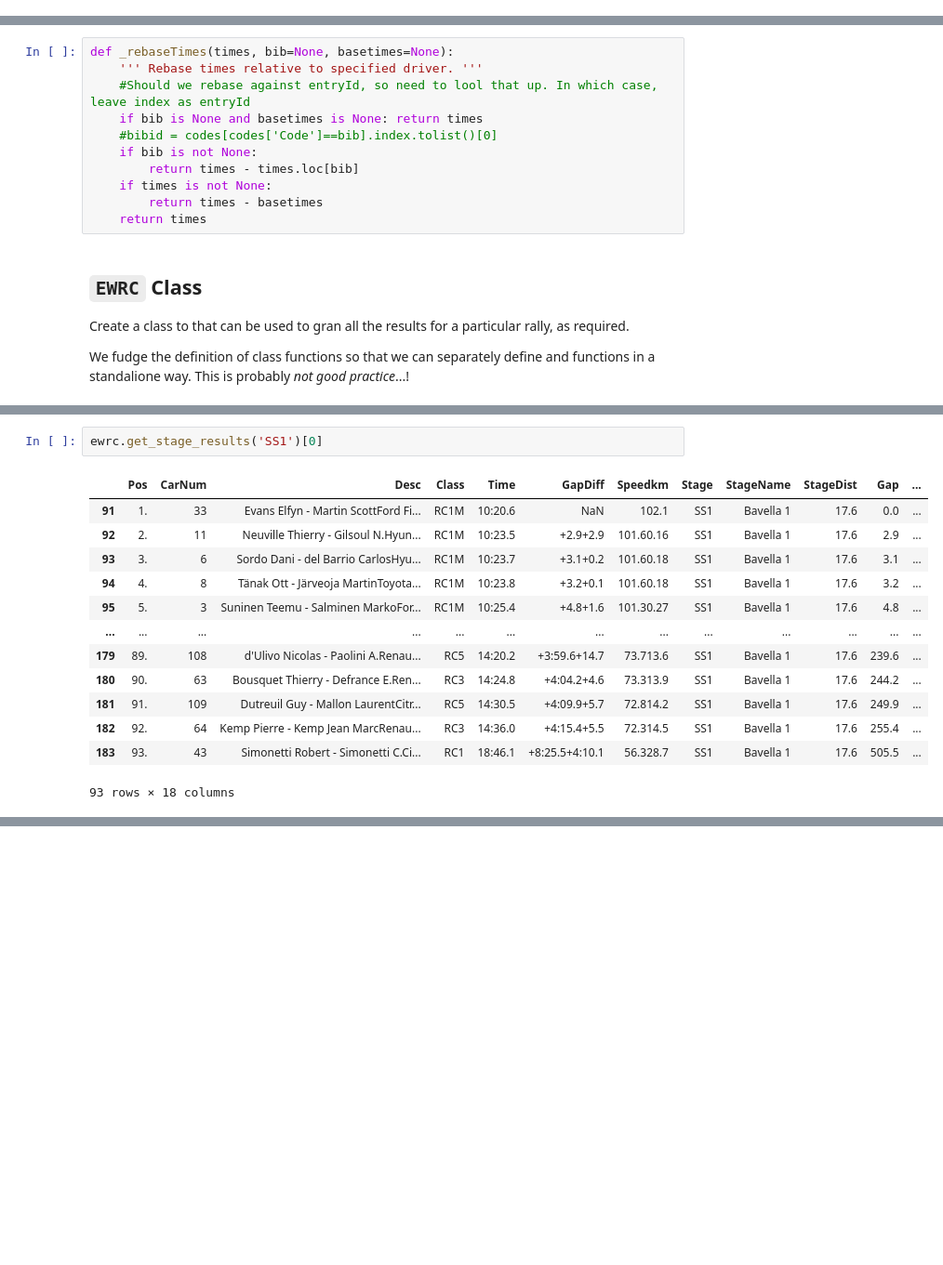
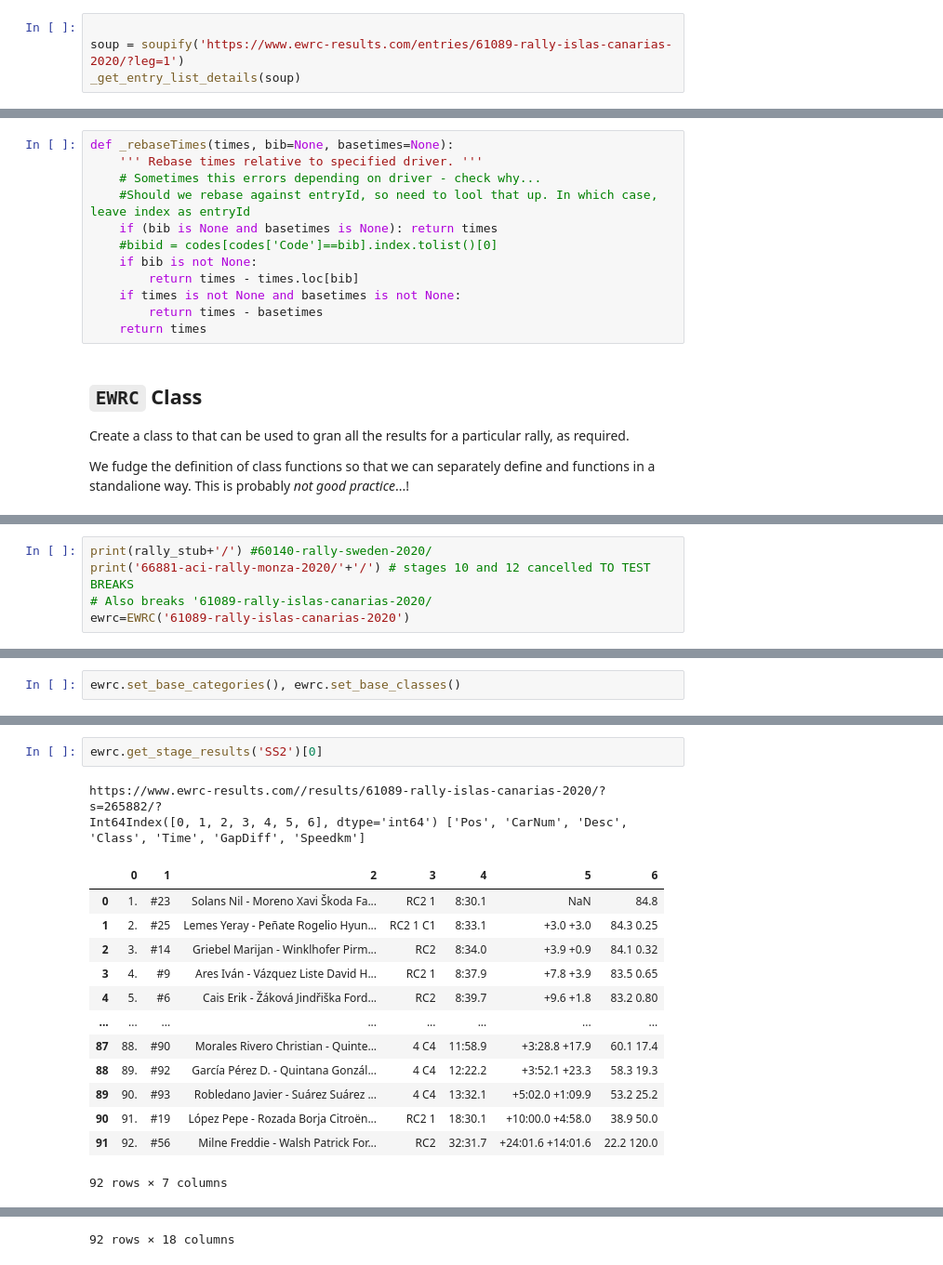
Before and after one commit to psychemedia/WRC_sketches, a Jupyter notebook: doodles/ewrc_api.ipynb, the cells around one changed output, grey strips where cells are left out. Shown at 93% size. Drawn from its saved outputs; the diff is of its cells as text; blank space fills up the shorter version.

```diff
--- a/doodles/ewrc_api.ipynb
+++ b/doodles/ewrc_api.ipynb
@@ -725,0 +942,4 @@ get_entry_list(stub)
+# %%
+
+soup = soupify('https://www.ewrc-results.com/entries/61089-rally-islas-canarias-2020/?leg=1')
+_get_entry_list_details(soup)
@@ -730,12 +1034,13 @@ Utils for rebasing
 # %%
 def _rebaseTimes(times, bib=None, basetimes=None):
     ''' Rebase times relative to specified driver. '''
+    # Sometimes this errors depending on driver - check why...
     #Should we rebase against entryId, so need to lool that up. In which case, leave index as entryId
-    if bib is None and basetimes is None: return times
+    if (bib is None and basetimes is None): return times
     #bibid = codes[codes['Code']==bib].index.tolist()[0]
     if bib is not None:
         return times - times.loc[bib]
-    if times is not None:
+    if times is not None and basetimes is not None:
         return times - basetimes
     return times
 # %% [markdown]
@@ -924,0 +1332,5 @@ ewrc=EWRC(rally_stub)
+# %%
+print(rally_stub+'/') #60140-rally-sweden-2020/
+print('66881-aci-rally-monza-2020/'+'/') # stages 10 and 12 cancelled TO TEST BREAKS
+# Also breaks '61089-rally-islas-canarias-2020/
+ewrc=EWRC('61089-rally-islas-canarias-2020')
@@ -924,0 +1341,2 @@ ewrc=EWRC(rally_stub)
+# %%
+ewrc.set_base_categories(), ewrc.set_base_classes()
@@ -938,16 +1517,18 @@ ewrc.get_stage_results()
 # %%
-ewrc.get_stage_results('SS1')[0]
+ewrc.get_stage_results('SS2')[0]
 # %% [output]
+https://www.ewrc-results.com//results/61089-rally-islas-canarias-2020/?s=265882/?
+Int64Index([0, 1, 2, 3, 4, 5, 6], dtype='int64') ['Pos', 'CarNum', 'Desc', 'Class', 'Time', 'GapDiff', 'Speedkm']
-|  | Pos | CarNum | Desc | Class | Time | GapDiff | Speedkm | Stage | StageName | StageDist | Gap | ... |
-| 91 | 1. | 33 | Evans Elfyn - Martin ScottFord Fi... | RC1M | 10:20.6 | NaN | 102.1 | SS1 | Bavella 1 | 17.6 | 0.0 | ... |
-| 92 | 2. | 11 | Neuville Thierry - Gilsoul N.Hyun... | RC1M | 10:23.5 | +2.9+2.9 | 101.60.16 | SS1 | Bavella 1 | 17.6 | 2.9 | ... |
-| 93 | 3. | 6 | Sordo Dani - del Barrio CarlosHyu... | RC1M | 10:23.7 | +3.1+0.2 | 101.60.18 | SS1 | Bavella 1 | 17.6 | 3.1 | ... |
-| 94 | 4. | 8 | Tänak Ott - Järveoja MartinToyota... | RC1M | 10:23.8 | +3.2+0.1 | 101.60.18 | SS1 | Bavella 1 | 17.6 | 3.2 | ... |
-| 95 | 5. | 3 | Suninen Teemu - Salminen MarkoFor... | RC1M | 10:25.4 | +4.8+1.6 | 101.30.27 | SS1 | Bavella 1 | 17.6 | 4.8 | ... |
-| ... | ... | ... | ... | ... | ... | ... | ... | ... | ... | ... | ... | ... |
-| 179 | 89. | 108 | d'Ulivo Nicolas - Paolini A.Renau... | RC5 | 14:20.2 | +3:59.6+14.7 | 73.713.6 | SS1 | Bavella 1 | 17.6 | 239.6 | ... |
-| 180 | 90. | 63 | Bousquet Thierry - Defrance E.Ren... | RC3 | 14:24.8 | +4:04.2+4.6 | 73.313.9 | SS1 | Bavella 1 | 17.6 | 244.2 | ... |
-| 181 | 91. | 109 | Dutreuil Guy - Mallon LaurentCitr... | RC5 | 14:30.5 | +4:09.9+5.7 | 72.814.2 | SS1 | Bavella 1 | 17.6 | 249.9 | ... |
-| 182 | 92. | 64 | Kemp Pierre - Kemp Jean MarcRenau... | RC3 | 14:36.0 | +4:15.4+5.5 | 72.314.5 | SS1 | Bavella 1 | 17.6 | 255.4 | ... |
-| 183 | 93. | 43 | Simonetti Robert - Simonetti C.Ci... | RC1 | 18:46.1 | +8:25.5+4:10.1 | 56.328.7 | SS1 | Bavella 1 | 17.6 | 505.5 | ... |
+|  | 0 | 1 | 2 | 3 | 4 | 5 | 6 |
+| 0 | 1. | #23 | Solans Nil - Moreno Xavi Škoda Fa... | RC2 1 | 8:30.1 | NaN | 84.8 |
+| 1 | 2. | #25 | Lemes Yeray - Peñate Rogelio Hyun... | RC2 1 C1 | 8:33.1 | +3.0 +3.0 | 84.3 0.25 |
+| 2 | 3. | #14 | Griebel Marijan - Winklhofer Pirm... | RC2 | 8:34.0 | +3.9 +0.9 | 84.1 0.32 |
+| 3 | 4. | #9 | Ares Iván - Vázquez Liste David H... | RC2 1 | 8:37.9 | +7.8 +3.9 | 83.5 0.65 |
+| 4 | 5. | #6 | Cais Erik - Žáková Jindřiška Ford... | RC2 | 8:39.7 | +9.6 +1.8 | 83.2 0.80 |
+| ... | ... | ... | ... | ... | ... | ... | ... |
+| 87 | 88. | #90 | Morales Rivero Christian - Quinte... | 4 C4 | 11:58.9 | +3:28.8 +17.9 | 60.1 17.4 |
+| 88 | 89. | #92 | García Pérez D. - Quintana Gonzál... | 4 C4 | 12:22.2 | +3:52.1 +23.3 | 58.3 19.3 |
+| 89 | 90. | #93 | Robledano Javier - Suárez Suárez ... | 4 C4 | 13:32.1 | +5:02.0 +1:09.9 | 53.2 25.2 |
+| 90 | 91. | #19 | López Pepe - Rozada Borja Citroën... | RC2 1 | 18:30.1 | +10:00.0 +4:58.0 | 38.9 50.0 |
+| 91 | 92. | #56 | Milne Freddie - Walsh Patrick For... | RC2 | 32:31.7 | +24:01.6 +14:01.6 | 22.2 120.0 |
-93 rows × 18 columns
+92 rows × 7 columns
@@ -953,0 +1547 @@ ewrc.get_stage_results('SS1')[0]
+92 rows × 18 columns
```
Also changed, not shown: parts of 80 cells of this notebook, 3 other files.
